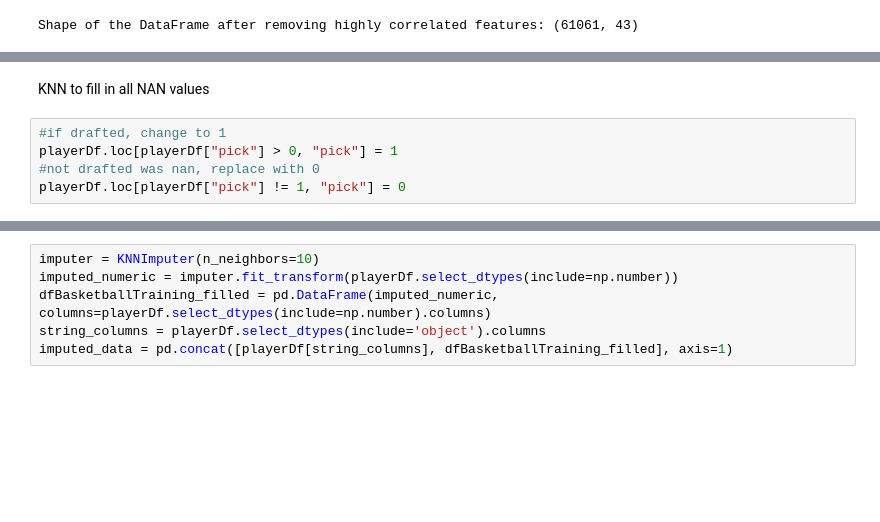
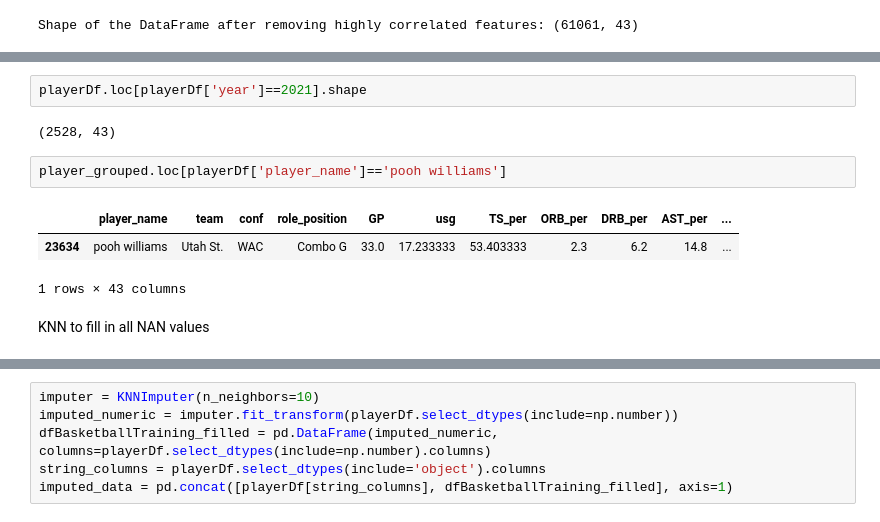
Before and after one commit to heatherMonteson/NCAA-Basketball-Player-Predictions-, a Jupyter notebook: NCAA_Cleaned_Up.ipynb, the cells around one changed output, grey strips where cells are left out. Cells and saved outputs as stored; diff of their text form; blank space fills up the shorter version.

```diff
--- a/NCAA_Cleaned_Up.ipynb
+++ b/NCAA_Cleaned_Up.ipynb
@@ -89,7 +136,12 @@ player_corr_matrix = playerDf.corr()
+# %%
+playerDf.loc[playerDf['year']==2021].shape
+# %% [output]
+(2528, 43)
+# %%
+player_grouped.loc[playerDf['player_name']=='pooh williams']
+# %% [output]
+|  | player_name | team | conf | role_position | GP | usg | TS_per | ORB_per | DRB_per | AST_per | ... |
+| 23634 | pooh williams | Utah St. | WAC | Combo G | 33.0 | 17.233333 | 53.403333 | 2.3 | 6.2 | 14.8 | ... |
+1 rows × 43 columns
 # %% [markdown]
 KNN to fill in all NAN values
-# %%
-#if drafted, change to 1
-playerDf.loc[playerDf["pick"] > 0, "pick"] = 1
-#not drafted was nan, replace with 0
-playerDf.loc[playerDf["pick"] != 1, "pick"] = 0
```
Also changed, not shown: parts of 28 cells of this notebook.
